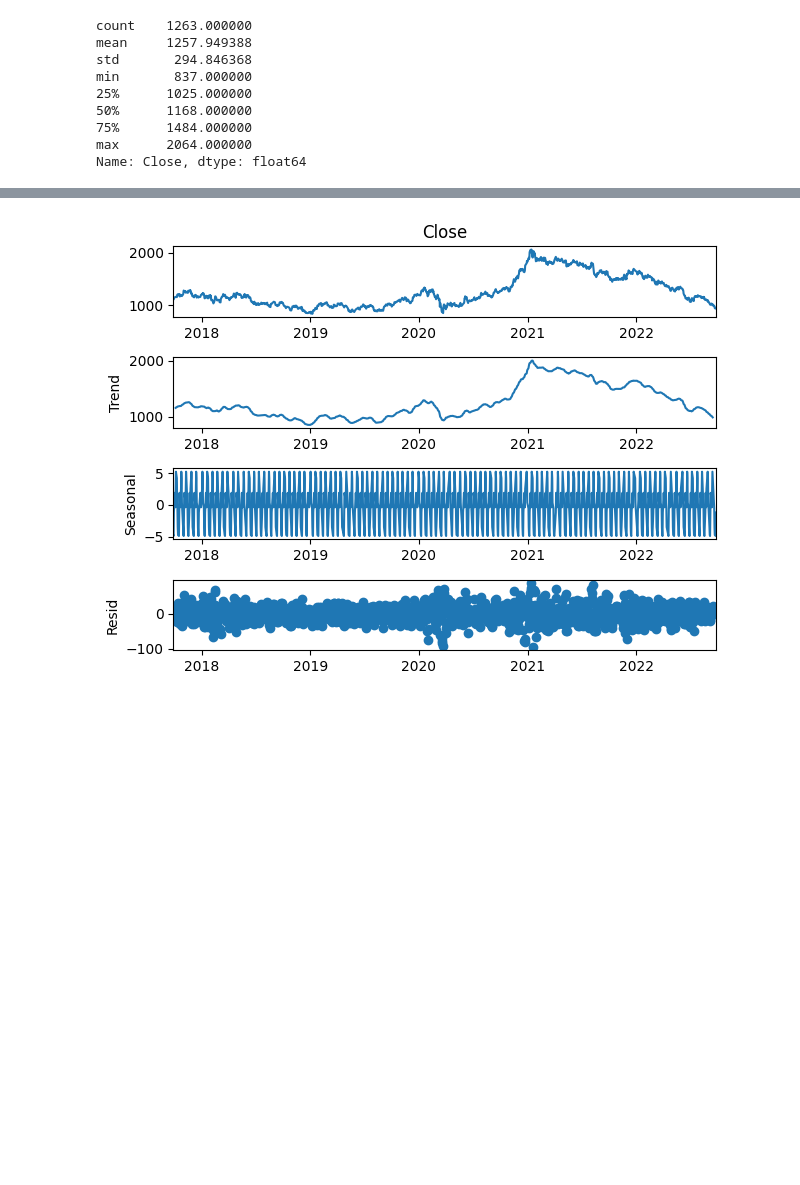
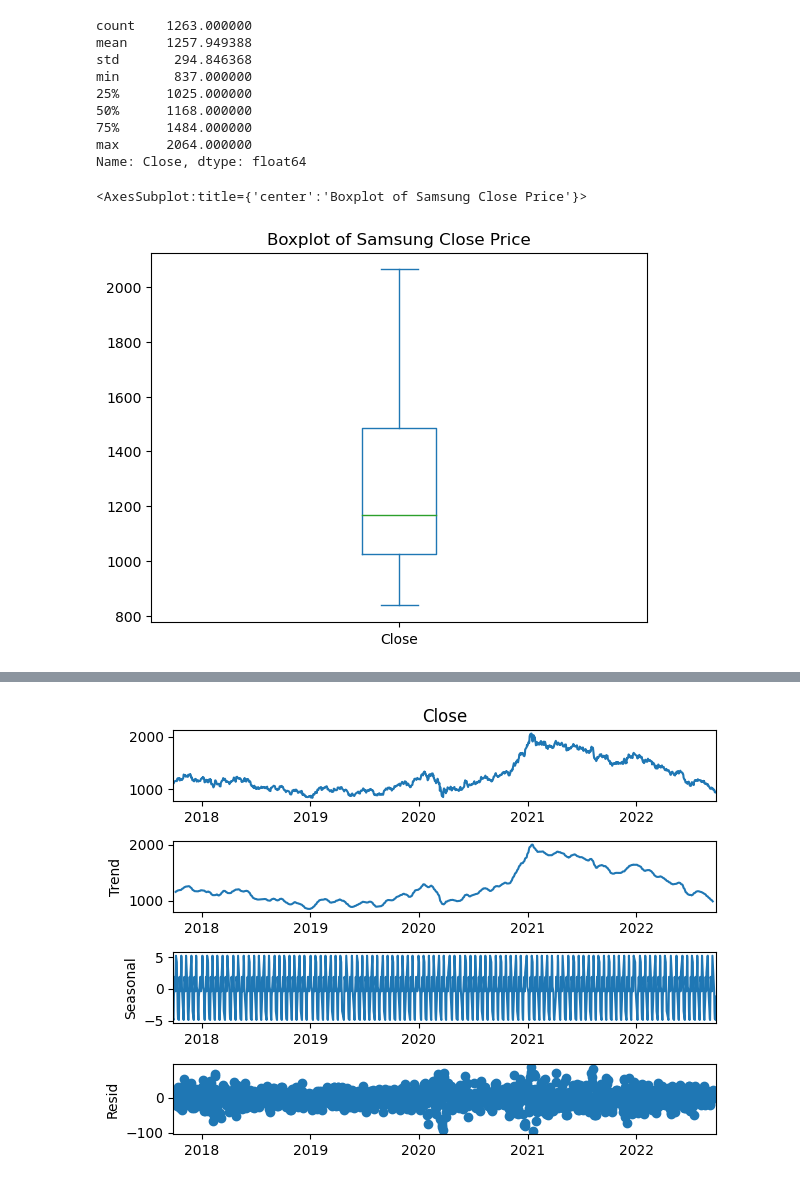
Before and after one commit to SrikarArepalli/Finance, a Jupyter notebook: SamsungElectronics.ipynb, the cells around one changed output, grey strips where cells are left out. Cells and saved outputs as stored; diff of their text form; code cells hidden in the pictures; blank space fills up the shorter version.

```diff
--- a/SamsungElectronics.ipynb
+++ b/SamsungElectronics.ipynb
@@ -37,7 +40,9 @@ max      2064.000000
 Name: Close, dtype: float64
 # %%
 #boxplot of samsung close price
-fig_box = px.box(df_samsung,y="Close", title="Boxplot of Samsung Close Price")
-fig_box.show()
+df_samsung["Close"].plot(kind="box", title="Boxplot of Samsung Close Price")
+# %% [output]
+<AxesSubplot:title={'center':'Boxplot of Samsung Close Price'}>
+[figure, added]
 # %%
 #plotting closing price of samsung
```
Also changed, not shown: parts of 4 cells of this notebook.
